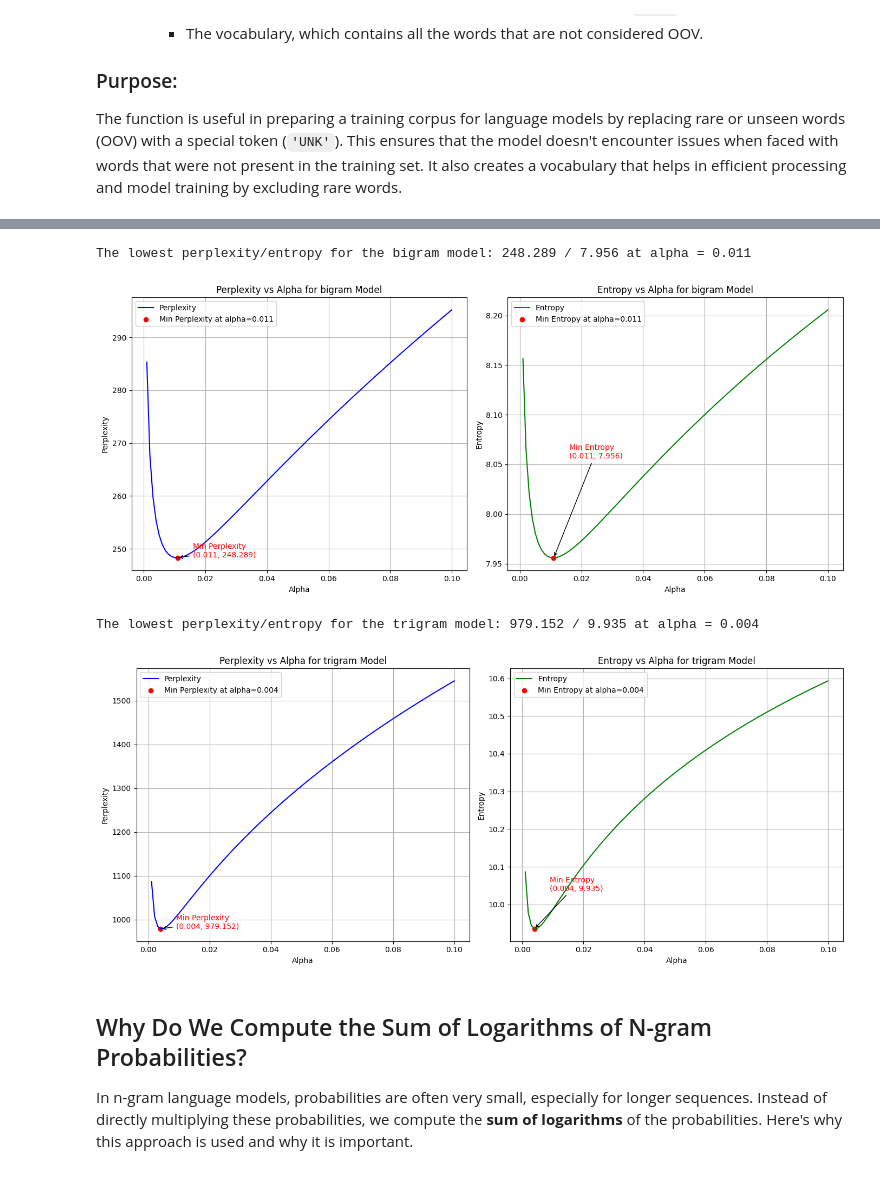
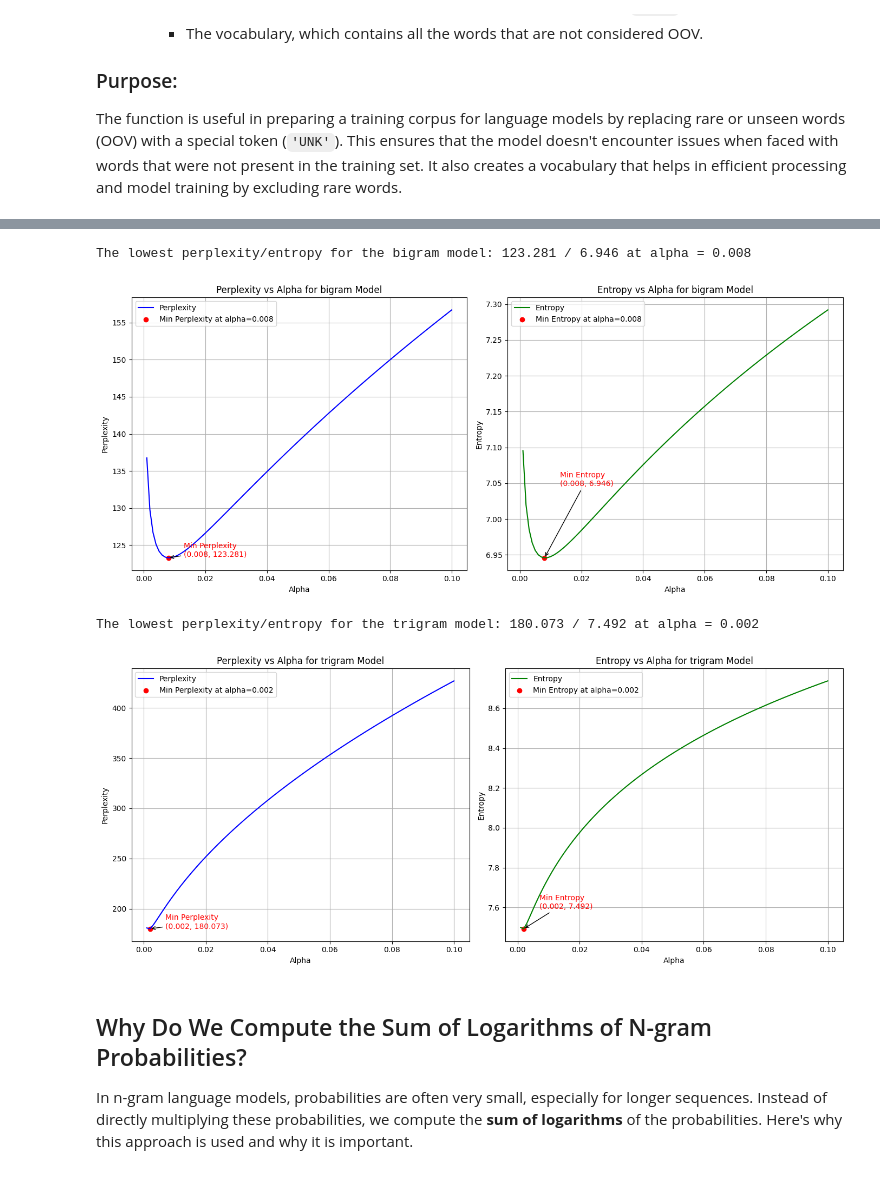
Before and after one commit to steliosg23/TextAnalytics-DS-2025, a Jupyter notebook: TA_Assignment_1_N_grams_.ipynb, the cells around one changed output, grey strips where cells are left out. Cells and saved outputs as stored; diff of their text form; code cells hidden in the pictures.

```diff
--- a/TA_Assignment_1_N_grams_.ipynb
+++ b/TA_Assignment_1_N_grams_.ipynb
@@ -89,7 +84,7 @@ final_corpus = ''
 # Loop through each file in the Reuters corpus
 for corpus in reuters_corpus:
     # Load the raw text from the file
-    text = gutenberg.raw(fileids=corpus)
+    text = reuters.raw(fileids=corpus)
 
     # Convert the text to lowercase
     lower_text = text.lower()
@@ -189,13 +178,8 @@ The `word_tokenization` function takes an input text and tokenizes it into a lis
 import nltk
 
 def word_tokenization(text):
-    try:
-        # Tokenizes the input text into a list of words using NLTK's word_tokenize
-        return nltk.word_tokenize(text)
-    except Exception as e:
-        # Handle any errors that occur during word tokenization
-        print(f"Error in tokenizing text: {e}")
-        return []
+  # Tokenizes the input text into a list of words using NLTK's word_tokenize
+  return nltk.word_tokenize(text)
 # %%
 # Apply word_tokenization for each sentence in the sentence list
 words_in_sentences = [word_tokenization(sentence) for sentence in sentence_list]
@@ -240,7 +224,7 @@ This splitting process helps in ensuring that the model is trained, validated, a
 from sklearn.model_selection import train_test_split
 
 # Shuffle and split the corpus into train, dev, and test sets
-train_corpus, temp_corpus = train_test_split(words_in_sentences, test_size=0.4, random_state=2025)
+train_corpus, temp_corpus = train_test_split(words_in_sentences, test_size=0.2, random_state=2025)
 
 # Further split temp_corpus into dev and test sets
 dev_corpus, test_corpus = train_test_split(temp_corpus, test_size=0.5, random_state=2025)
@@ -300,12 +257,15 @@ from collections import Counter
 from nltk.util import ngrams
 from tqdm import tqdm
 
+
 def calc_ngrams(corpus, n):
-    """ Returns a Counter for n-grams (unigrams, bigrams, trigrams, etc.) without smoothing and log-probabilities. """
+    """ Returns a Counter for n-grams (unigrams, bigrams, trigrams) without smoothing and log-probabilities.
+        Skips start tokens in probability calculation but includes end tokens. """
     ngram_counter = Counter()
 
     # Generate n-grams for each sentence with a progress bar
     for sentence in tqdm(corpus, desc=f"Processing {n}-grams", unit="sentence"):
+        # Add the start and end tokens to the sentence
         if n == 3:
             # For trigrams, use two start tokens ("<s1>", "<s2>")
             sentence_ngrams = list(ngrams(sentence, n, pad_left=True, pad_right=True, left_pad_symbol='<s1>', right_pad_symbol='<e>'))
@@ -315,7 +275,8 @@ def calc_ngrams(corpus, n):
             # For other n-grams, use a single start token ("<s>")
             sentence_ngrams = list(ngrams(sentence, n, pad_left=True, pad_right=True, left_pad_symbol='<s>', right_pad_symbol='<e>'))
 
-        ngram_counter.update(sentence_ngrams)
+        # Update the counter with the generated n-grams, excluding start tokens in probability calculations
+        ngram_counter.update(gram for gram in sentence_ngrams if not any(tok.startswith('<s') for tok in gram))
 
     # Return the n-gram counts without smoothing or log-probabilities
     return ngram_counter
@@ -573,7 +533,7 @@ def calculate_perplexity_and_entropy(model, dev_corpus, bigram_counts, trigram_c
 # Example: dev_corpus, bigram_counts, trigram_counts, unigram_counts, vocab_size are predefined
 for model in ['bigram', 'trigram']:
     min_perplexity, min_entropy, best_alpha, alphas, perplexities, entropies = calculate_perplexity_and_entropy(
-        model, dev_corpus, bigram_counts, trigram_counts, unigram_counts, vocabulary_length
+        model, final_dev_corpus, bigram_counts, trigram_counts, unigram_counts, vocabulary_length
     )
 
     print(f"The lowest perplexity/entropy for the {model} model: "
@@ -587,37 +547,37 @@ for model in ['bigram', 'trigram']:
     axes[0].scatter(best_alpha, min_perplexity, color='red', label=f'Min Perplexity at alpha={best_alpha:.3f}')
     axes[0].annotate(f'Min Perplexity\n({best_alpha:.3f}, {min_perplexity:.3f})',
                      xy=(best_alpha, min_perplexity),
                      xytext=(best_alpha + 0.005, min_perplexity + 0.1),
                      arrowprops=dict(facecolor='red', arrowstyle="->"),
                      fontsize=10, color='red')
     axes[0].set_title(f"Perplexity vs Alpha for {model} Model")
     axes[0].set_xlabel('Alpha')
     axes[0].set_ylabel('Perplexity')
     axes[0].legend()
     axes[0].grid(True)
 
     # Plot entropy
     axes[1].plot(alphas, entropies, label='Entropy', color='green')
     axes[1].scatter(best_alpha, min_entropy, color='red', label=f'Min Entropy at alpha={best_alpha:.3f}')
     axes[1].annotate(f'Min Entropy\n({best_alpha:.3f}, {min_entropy:.3f})',
                      xy=(best_alpha, min_entropy),
                      xytext=(best_alpha + 0.005, min_entropy + 0.1),
                      arrowprops=dict(facecolor='red', arrowstyle="->"),
                      fontsize=10, color='red')
     axes[1].set_title(f"Entropy vs Alpha for {model} Model")
     axes[1].set_xlabel('Alpha')
     axes[1].set_ylabel('Entropy')
     axes[1].legend()
     axes[1].grid(True)
 
     # Display the plots side by side
     plt.tight_layout()  # Adjust layout for better spacing
     plt.show()
 # %% [output]
-The lowest perplexity/entropy for the bigram model: 248.289 / 7.956 at alpha = 0.011
+The lowest perplexity/entropy for the bigram model: 123.281 / 6.946 at alpha = 0.008
-[figure, old version]
+[figure, new version]
-The lowest perplexity/entropy for the trigram model: 979.152 / 9.935 at alpha = 0.004
+The lowest perplexity/entropy for the trigram model: 180.073 / 7.492 at alpha = 0.002
-[figure, old version]
+[figure, new version]
 # %% [markdown]
 ## Why Do We Compute the Sum of Logarithms of N-gram Probabilities?
 
```
Also changed, not shown: parts of 21 cells of this notebook.
